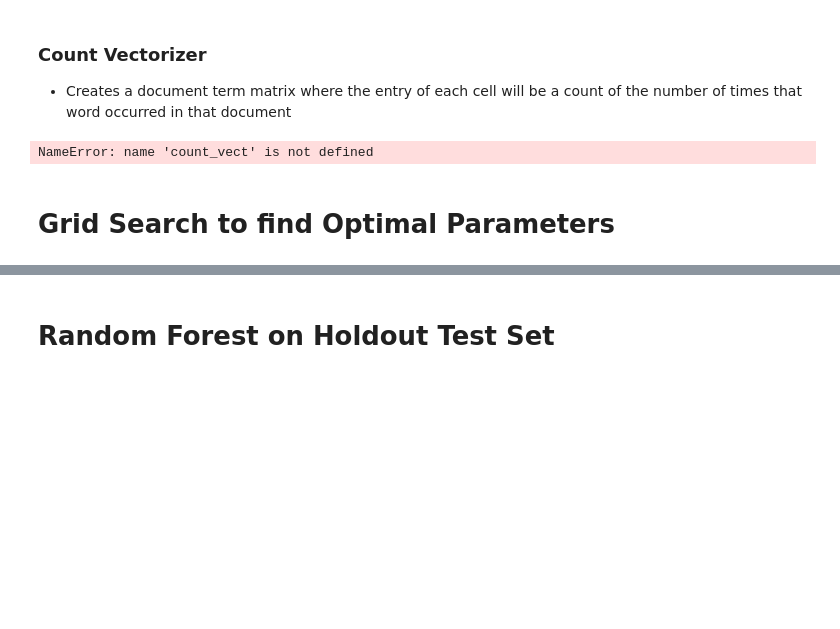
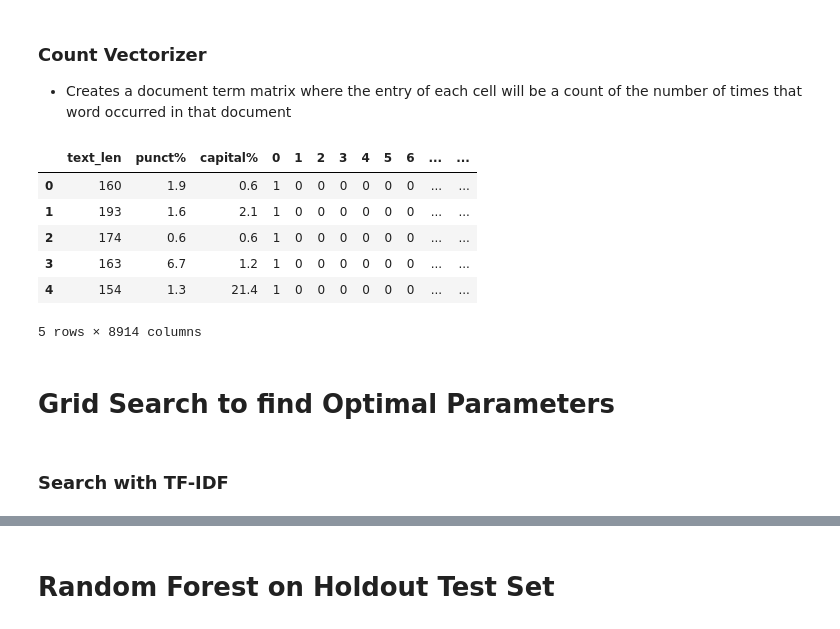
Before and after one commit to zarbin/UTA_Project-4, a Jupyter notebook: sandbox/JennS/NLP_ShulyakEdition/NLP_financial_news.ipynb, the cells around one changed output, grey strips where cells are left out. Saved outputs shown, nothing was run; the diff lists cells and outputs as text; code cells hidden in the pictures; blank space fills up the shorter version.

Commit message:
Made model for news headlines based on grid search

```diff
--- a/sandbox/JennS/NLP_ShulyakEdition/NLP_financial_news.ipynb
+++ b/sandbox/JennS/NLP_ShulyakEdition/NLP_financial_news.ipynb
@@ -119,18 +119,26 @@ len(X_tfidf_feat_news)
 # %%
 # Instantiate the object and state our parameters. Pass in the function we created to clean the text (clean_text)
 count_vect_news = CountVectorizer(analyzer=clean_text)
 
 # Fit and Transform model
-X_count_news = count_vect.fit_transform(data_news['headlines'])
+X_count_news = count_vect_news.fit_transform(data_news['headlines'])
 
 # Create df to see vectorization and concatenated created features
-X_count_feat = pd.concat([data_news['text_len'], data_news['punct%'], data_news['capital%'], pd.DataFrame(X_count.toarray())], axis=1)
+X_count_feat_news = pd.concat([data_news['text_len'], data_news['punct%'], data_news['capital%'], pd.DataFrame(X_count_news.toarray())], axis=1)
 
-X_count_feat.head()
+X_count_feat_news.head()
 # %% [output]
+|  | text_len | punct% | capital% | 0 | 1 | 2 | 3 | 4 | 5 | 6 | ... | ... |
+| 0 | 160 | 1.9 | 0.6 | 1 | 0 | 0 | 0 | 0 | 0 | 0 | ... | ... |
+| 1 | 193 | 1.6 | 2.1 | 1 | 0 | 0 | 0 | 0 | 0 | 0 | ... | ... |
+| 2 | 174 | 0.6 | 0.6 | 1 | 0 | 0 | 0 | 0 | 0 | 0 | ... | ... |
+| 3 | 163 | 6.7 | 1.2 | 1 | 0 | 0 | 0 | 0 | 0 | 0 | ... | ... |
+| 4 | 154 | 1.3 | 21.4 | 1 | 0 | 0 | 0 | 0 | 0 | 0 | ... | ... |
-NameError: name 'count_vect' is not defined
+5 rows × 8914 columns
 # %% [markdown]
 # Grid Search to find Optimal Parameters
+# %% [markdown]
+### Search with TF-IDF
 # %%
 rf = RandomForestClassifier()
 param = {'n_estimators': [10, 150, 300],
```
Also changed, not shown: parts of 8 cells of this notebook.
